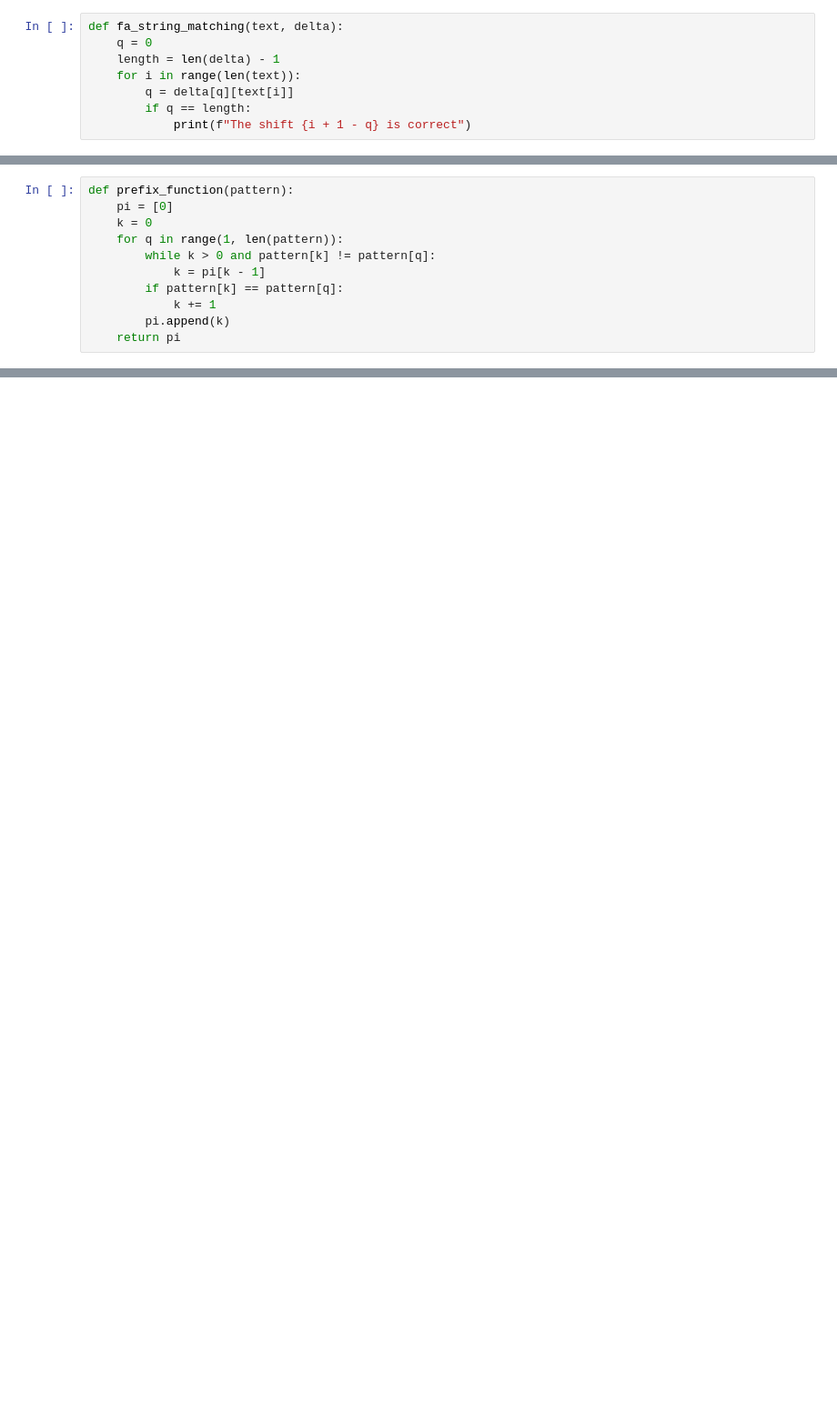
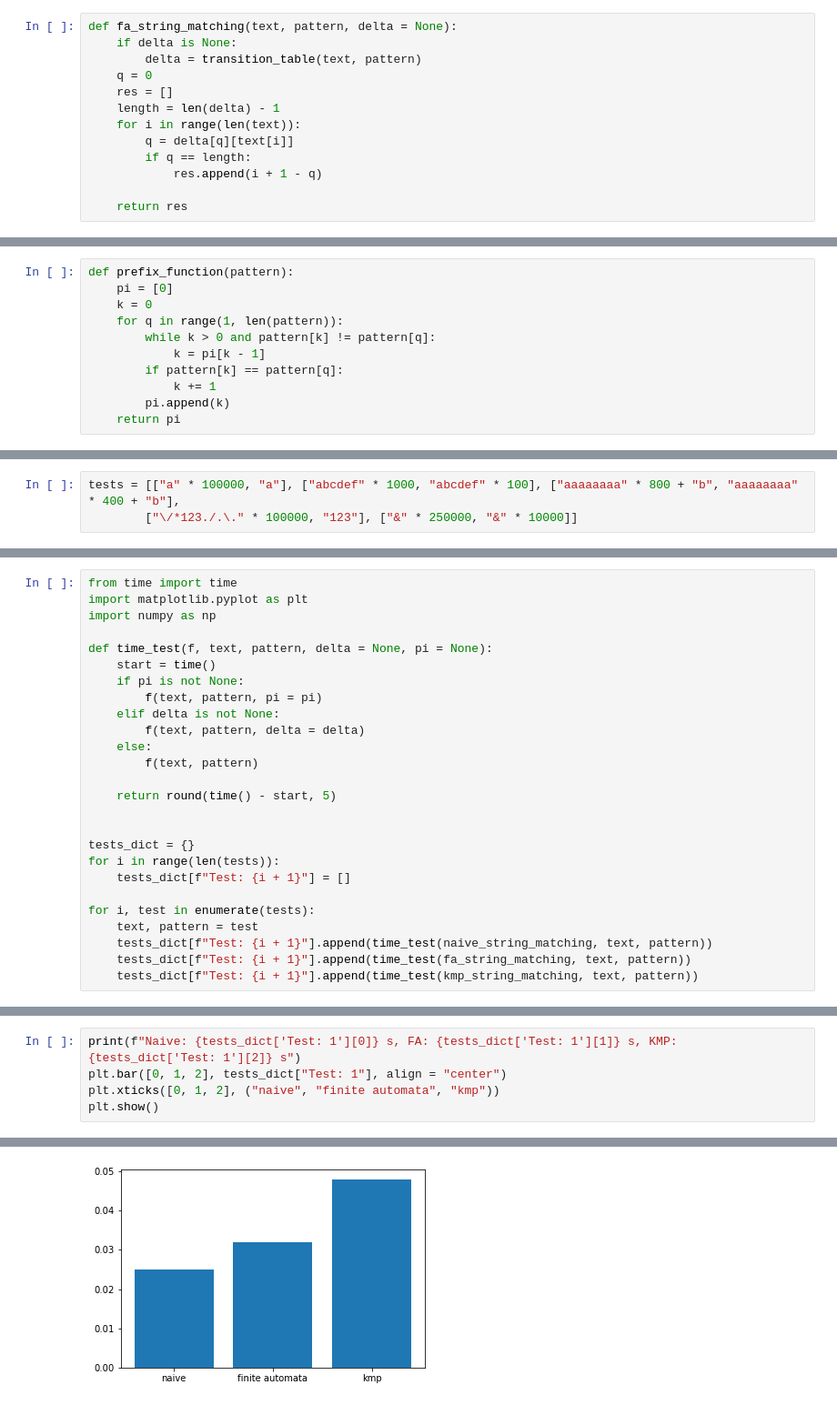
Before and after one commit to CN-28/Text-Algorithms, a Jupyter notebook: lab1/lab1.ipynb, the cells around one changed output, grey strips where cells are left out. Shown: that part at 91% size. Cells and saved outputs as stored; diff of their text form; blank space fills up the shorter version.

Commit message:
add lab1 - string matching algorithms

```diff
--- a/lab1/lab1.ipynb
+++ b/lab1/lab1.ipynb
@@ -16,9 +21,14 @@ The shift 7 is correct
 # %%
-def fa_string_matching(text, delta):
+def fa_string_matching(text, pattern, delta = None):
+    if delta is None:
+        delta = transition_table(text, pattern)
     q = 0
+    res = []
     length = len(delta) - 1
     for i in range(len(text)):
         q = delta[q][text[i]]
         if q == length:
-            print(f"The shift {i + 1 - q} is correct")
+            res.append(i + 1 - q)
+
+    return res
 # %% [markdown]
@@ -78,0 +99,3 @@ The shift 7 is correct
+# %%
+tests = [["a" * 100000, "a"], ["abcdef" * 1000, "abcdef" * 100], ["aaaaaaaa" * 800 + "b", "aaaaaaaa" * 400 + "b"],
+        ["\/*123./.\." * 100000, "123"], ["&" * 250000, "&" * 10000]]
@@ -78,0 +104,26 @@ The shift 7 is correct
+# %%
+from time import time
+import matplotlib.pyplot as plt
+import numpy as np
+
+def time_test(f, text, pattern, delta = None, pi = None):
+    start = time()
+    if pi is not None:
+        f(text, pattern, pi = pi)
+    elif delta is not None:
+        f(text, pattern, delta = delta)
+    else:
+        f(text, pattern)
+
+    return round(time() - start, 5)
+
+
+tests_dict = {}
+for i in range(len(tests)):
+    tests_dict[f"Test: {i + 1}"] = []
+
+for i, test in enumerate(tests):
+    text, pattern = test
+    tests_dict[f"Test: {i + 1}"].append(time_test(naive_string_matching, text, pattern))
+    tests_dict[f"Test: {i + 1}"].append(time_test(fa_string_matching, text, pattern))
+    tests_dict[f"Test: {i + 1}"].append(time_test(kmp_string_matching, text, pattern))
@@ -78,0 +132,6 @@ The shift 7 is correct
+# %%
+print(f"Naive: {tests_dict['Test: 1'][0]} s, FA: {tests_dict['Test: 1'][1]} s, KMP: {tests_dict['Test: 1'][2]} s")
+plt.bar([0, 1, 2], tests_dict["Test: 1"], align = "center")
+plt.xticks([0, 1, 2], ("naive", "finite automata", "kmp"))
+plt.show()
+# %% [output]
@@ -78,0 +139 @@ The shift 7 is correct
+[figure, added]
```
Also changed, not shown: parts of 46 cells of this notebook, 2 other files.
